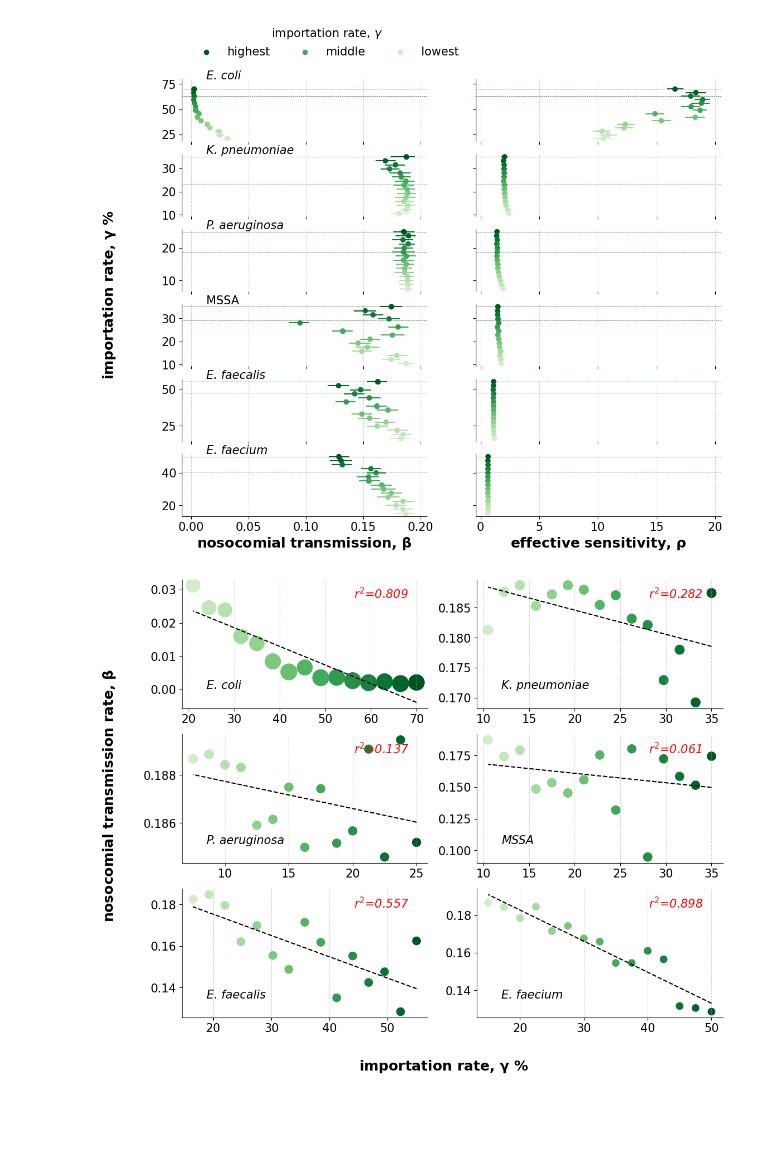
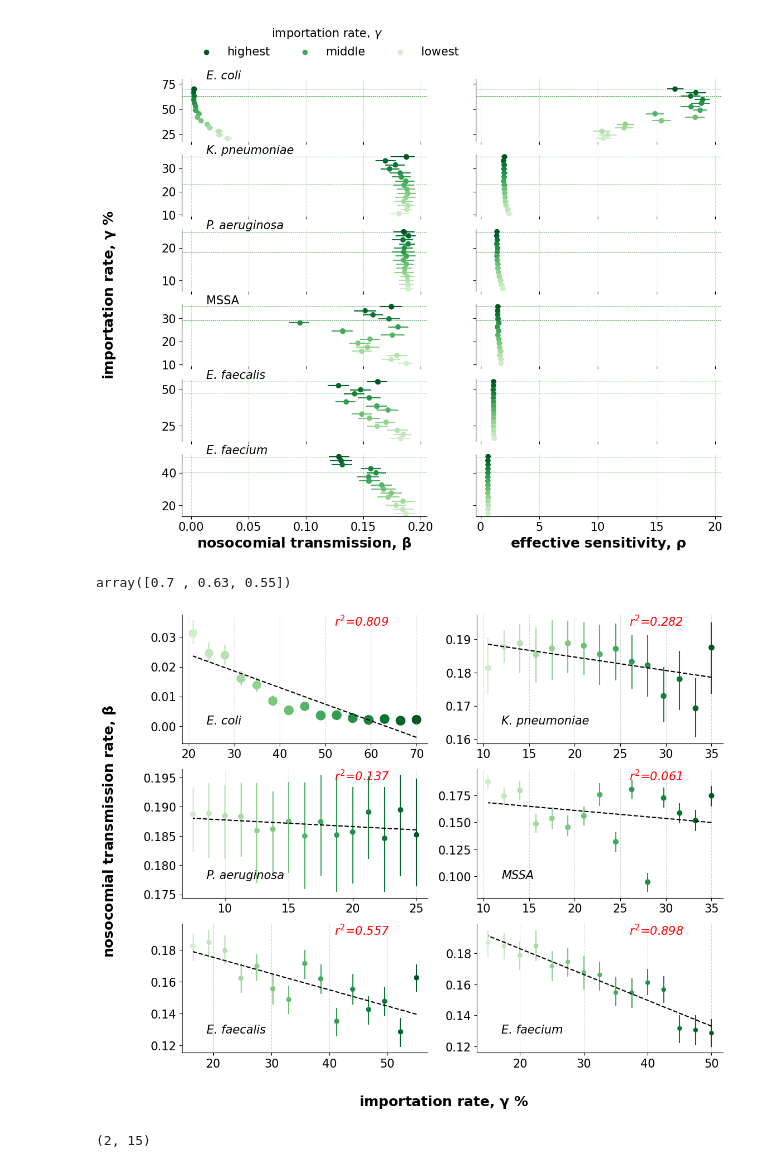
Before and after one commit to ChaosDonkey06/AMR_ABM2, a Jupyter notebook: abm/reviews_epidemics/gamma_sensitivity.ipynb, the cells around one changed output. Saved outputs shown, nothing was run; the diff lists cells and outputs as text; code cells hidden in the pictures; blank space fills up the shorter version.

Commit message:
update rev and figures

```diff
--- a/abm/reviews_epidemics/gamma_sensitivity.ipynb
+++ b/abm/reviews_epidemics/gamma_sensitivity.ipynb
@@ -212,46 +208,60 @@ linregress(x, y)
+# %%
+def linear_regression(x, y):
+    from scipy.stats import linregress
+    slope, intercept, r, p_val, _ = linregress(x, y)
+    yhat = x * slope + intercept
+    return slope, intercept, yhat, r**2, p_val
+# %%
+empirical_prevalence("ESCHERICHIA COLI", path_to_prev="../../data/amro_prevalence.csv")
+# %% [output]
+array([0.7 , 0.63, 0.55])
 # %%
-def linear_regression(x, y):
-    from scipy.stats import linregress
-    slope, intercept, r, _, _ = linregress(x, y)
-    yhat = x * slope + intercept
-    return slope, intercept, yhat, r**2
-
 fig, ax = plt.subplots(3, 2, figsize=(12.5, 10.2), sharey=False, sharex=False)
 
 for i_amro, axi in enumerate(ax.flatten()):
 
     amro   = amro_search[i_amro]
     gamma  = empirical_prevalence(amro, path_to_prev="../../data/amro_prevalence.csv")
     y_axis = gamma[0] * np.arange(0.3, 1+0.05, 0.05)[::-1] * 100
 
-    sizes_ρ = np.sqrt(10000*θ_mean[i_amro, :, 0])
+    sizes_ρ = np.sqrt(0.1e4*θ_mean[i_amro, :, 0])
 
     axi.scatter(y_axis, θ_mean[i_amro, :, 1], fc=COLORS_GAMMA, s = sizes_ρ)
 
-    _, _, yhat, r2 = linear_regression(y_axis, θ_mean[i_amro, :, 1])
+    quant    = np.quantile(θ_all[i_amro, :, 1], q=[0.05, 0.95], axis=1)
+    axi.vlines(x=y_axis, ymin = quant[0, :], ymax = quant[1, :], color=COLORS_GAMMA)
+
+    _, _, yhat, r2, pval = linear_regression(y_axis, θ_mean[i_amro, :, 1])
+
     axi.plot(y_axis, yhat, color="black", linestyle="--")
 
     axi.grid(axis="x", linestyle="--", alpha=0.5)
     axi.spines['right'].set_visible(False)
     axi.spines['top'].set_visible(False)
 
     axi.text(s        = amro2title(amro_search[i_amro]),
             x         = 0.1,
             y         = 0.15,
             transform = axi.transAxes,
             style     = style)
 
-    axi.text(s        = r"$r^2$"+"={:0.3f}".format(r2),
-            x         = 0.7,
-            y         = 0.85,
+    axi.text(s        = r"$r^2$"+"={:0.3f}\n".format(r2),#"+r"$p$-value"+"={:0.3f}".format(pval*1e6)+r"$e^{{-6}}$",
+            x         = 0.62,
+            y         = 0.81,
             transform = axi.transAxes,
             style     = style,
             color     = "red")
 
 fig.supxlabel(r"importation rate, $\mathbf{\gamma}$ %", weight="bold")
 fig.supylabel(r"nosocomial transmission rate, $\mathbf{\beta}$", x=0.01, weight="bold")
 
-fig.savefig(os.path.join("figures", "regression_gamma_sensitivity.png"),
+fig.savefig(os.path.join("figures", "regression_beta_gamma_sensitivity.png"),
                                                 dpi=300, transparent=True, bbox_inches = 'tight')
 # %% [output]
-[figure, old version]
+[figure, new version]
+# %%
+quant    = np.quantile(θ_all[i_amro, :, 1], q=[0.05, 0.95], axis=1)
+
+quant.shape
+# %% [output]
+(2, 15)
```
Also changed, not shown: parts of 4 cells of this notebook, 9 other files.
